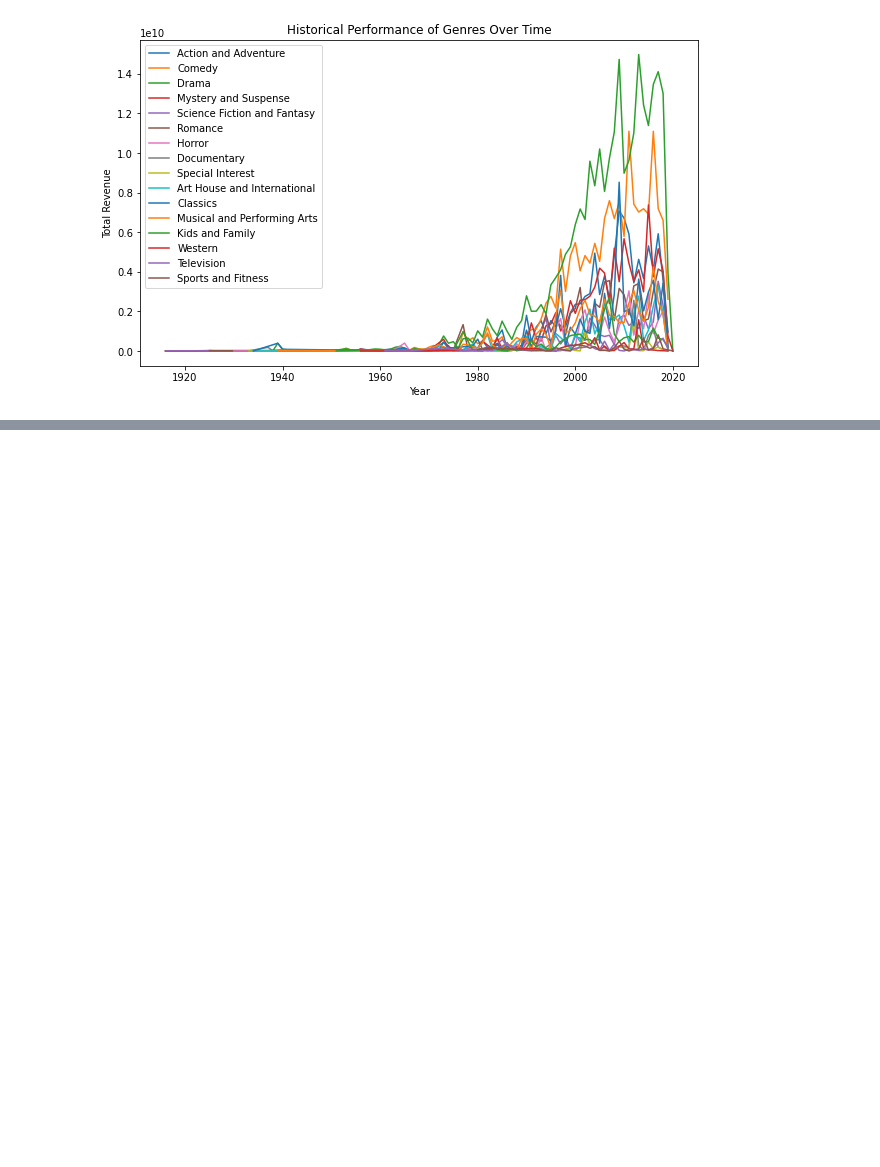
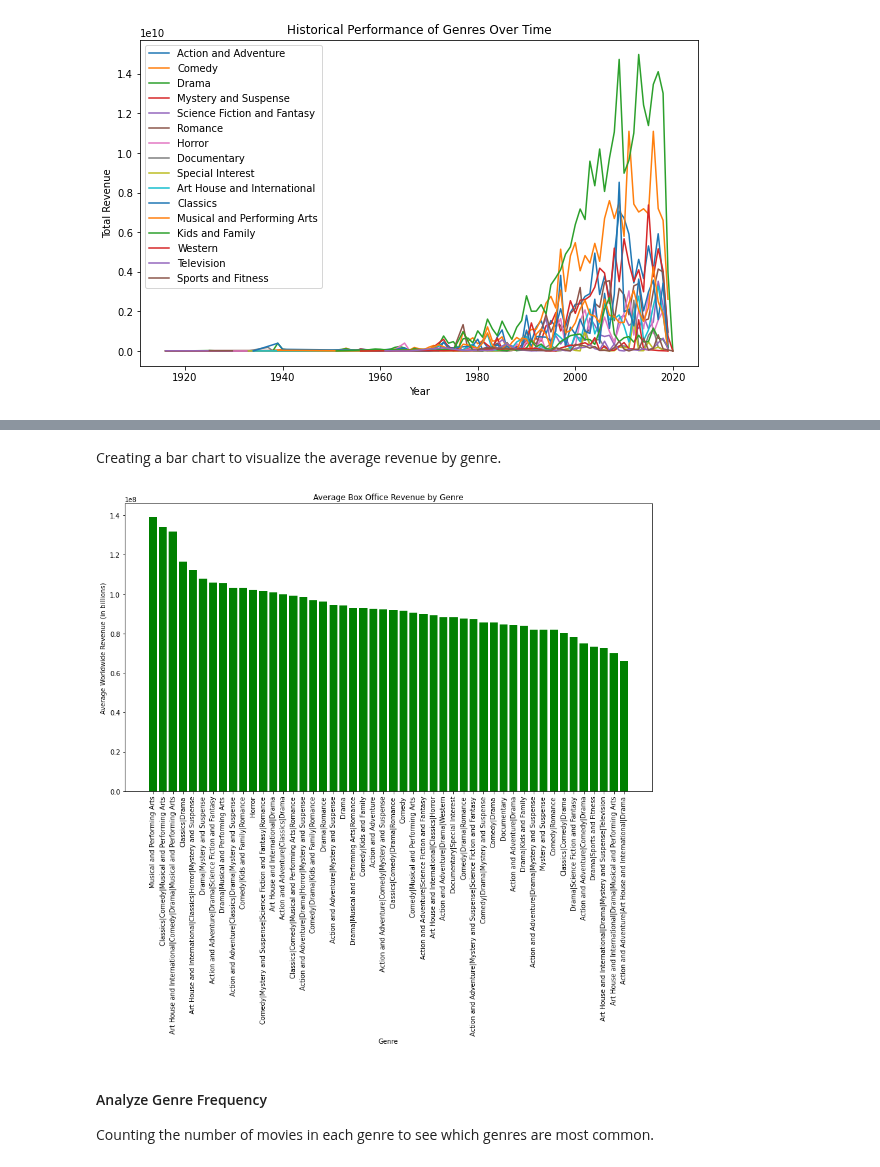
Before and after one commit to gkipkirui1/DSC_PT08P2_Phase_2_Project_Grp_1_Final, a Jupyter notebook: edwinn.ipynb, the cells around one changed output, grey strips where cells are left out. Cells and saved outputs as stored; diff of their text form; code cells hidden in the pictures; blank space fills up the shorter version.

```diff
--- a/edwinn.ipynb
+++ b/edwinn.ipynb
@@ -842,0 +899,4 @@ plt.show()
+# %%
+# Calculate the average worldwide gross for each genre
+genre_avg_revenue = merged_df2.groupby('genre')['worldwide_gross'].mean().sort_values(ascending=False)
+genre_avg_revenue.head()
@@ -842,0 +911,19 @@ plt.show()
+# %% [markdown]
+Creating a bar chart to visualize the average revenue by genre.
+# %%
+import matplotlib.pyplot as plt
+
+# Plot average revenue by genre
+plt.figure(figsize=(12, 12))
+plt.bar(genre_avg_revenue.index, genre_avg_revenue.values, color='green')
+plt.xlabel('Genre')
+plt.ylabel('Average Worldwide Revenue (in billions)')
+plt.title('Average Box Office Revenue by Genre')
+plt.xticks(rotation=90)
+plt.tight_layout()
+plt.show()
+# %% [output]
+[figure, added]
+# %% [markdown]
+#### Analyze Genre Frequency
+Counting the number of movies in each genre to see which genres are most common.
```
Also changed, not shown: parts of 25 cells of this notebook.
